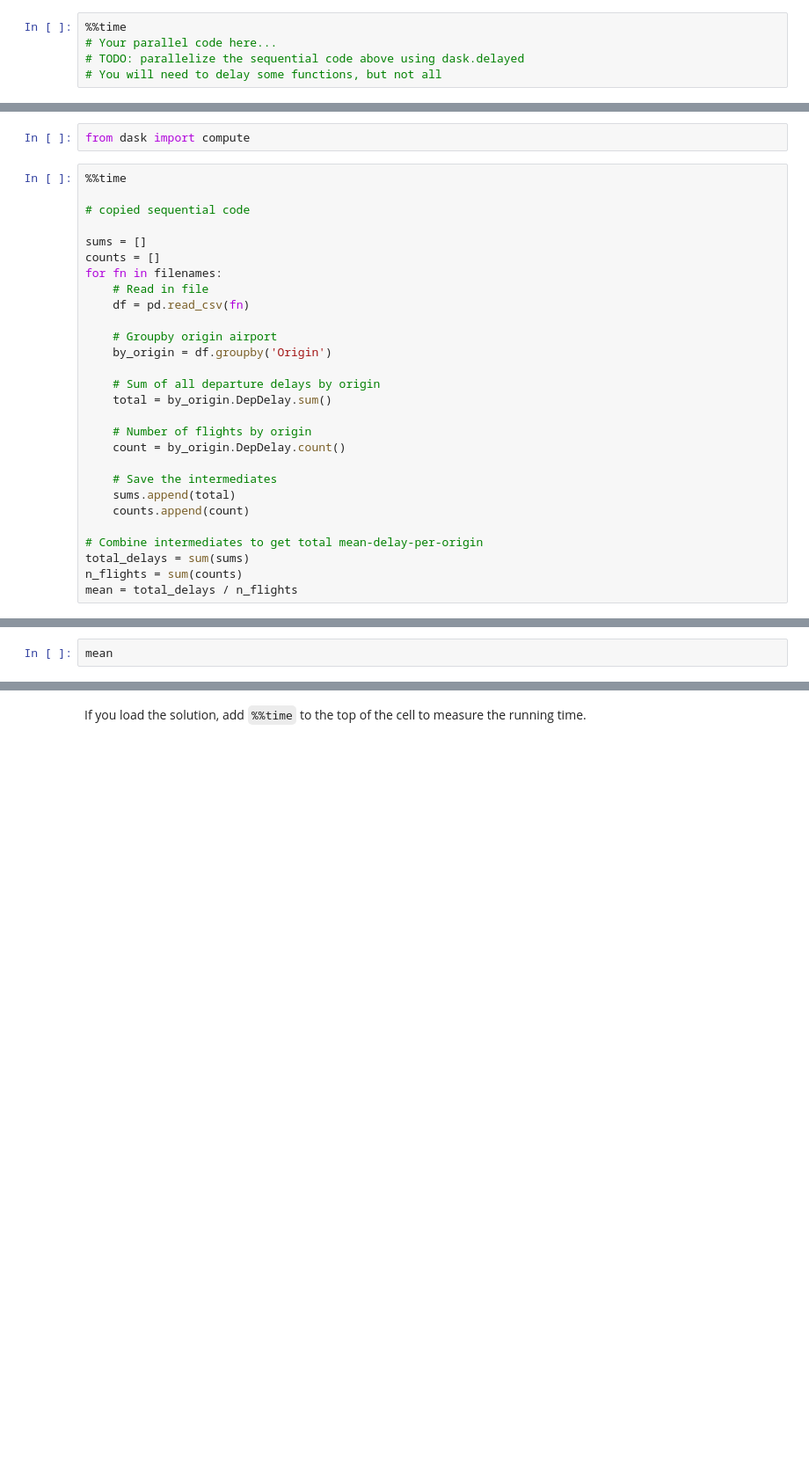
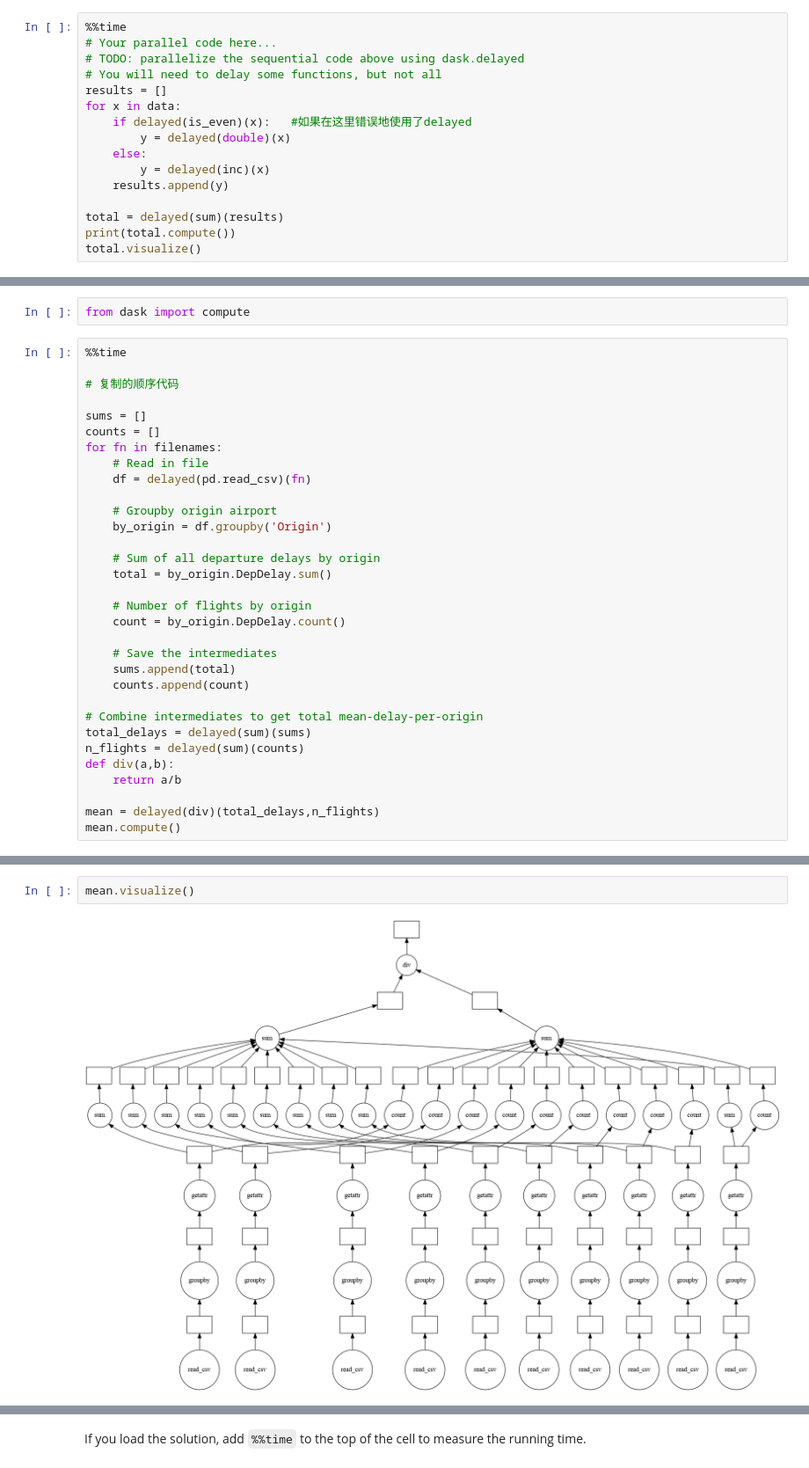
Before and after one commit to IncubatorShokuhou/dask-tutorial-chinese, a Jupyter notebook: 01_dask.delayed.ipynb, the cells around one changed output, grey strips where cells are left out. Shown at 88% size. Cells and saved outputs as stored; diff of their text form; blank space fills up the shorter version.

```diff
--- a/01_dask.delayed.ipynb
+++ b/01_dask.delayed.ipynb
@@ -181,3 +224,14 @@ print(total)
 # Your parallel code here...
 # TODO: parallelize the sequential code above using dask.delayed
 # You will need to delay some functions, but not all
+results = []
+for x in data:
+    if delayed(is_even)(x):   #如果在这里错误地使用了delayed
+        y = delayed(double)(x)
+    else:
+        y = delayed(inc)(x)
+    results.append(y)
+
+total = delayed(sum)(results)
+print(total.compute())
+total.visualize()
@@ -300,13 +421,13 @@ from dask import compute
 # %%
 %%time
 
-# copied sequential code
+# 复制的顺序代码
 
 sums = []
 counts = []
 for fn in filenames:
     # Read in file
-    df = pd.read_csv(fn)
+    df = delayed(pd.read_csv)(fn)
 
     # Groupby origin airport
     by_origin = df.groupby('Origin')
@@ -322,6 +443,10 @@ for fn in filenames:
     counts.append(count)
 
 # Combine intermediates to get total mean-delay-per-origin
-total_delays = sum(sums)
-n_flights = sum(counts)
-mean = total_delays / n_flights
+total_delays = delayed(sum)(sums)
+n_flights = delayed(sum)(counts)
+def div(a,b):
+    return a/b
+
+mean = delayed(div)(total_delays,n_flights)
+mean.compute()
@@ -328,2 +461,4 @@ mean = total_delays / n_flights
 # %%
-mean
+mean.visualize()
+# %% [output]
+[figure, added]
```
Also changed, not shown: parts of 48 cells of this notebook.
